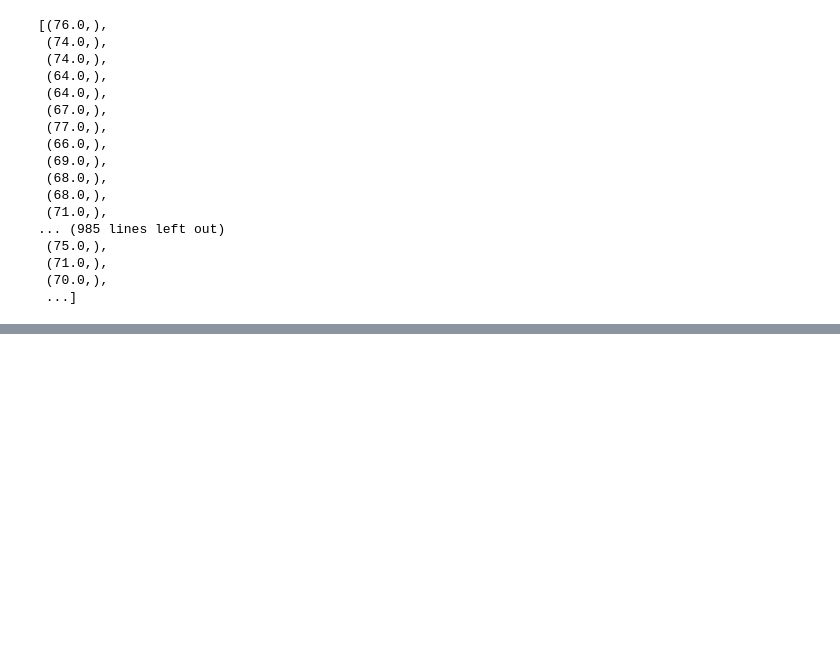
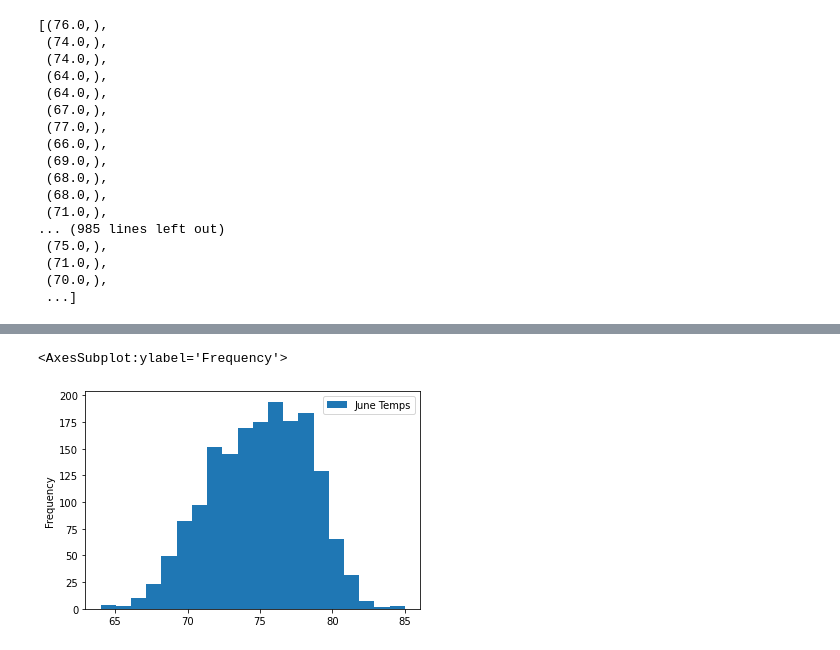
Before and after one commit to lucasbratland/surfs_up, a Jupyter notebook: SurfsUp_Challenge.ipynb, the cells around one changed output, grey strips where cells are left out. Cells and saved outputs as stored; diff of their text form; code cells hidden in the pictures; blank space fills up the shorter version.

```diff
--- a/SurfsUp_Challenge.ipynb
+++ b/SurfsUp_Challenge.ipynb
@@ -144,0 +164,6 @@ df.describe()
+# %%
+#PLot June results
+june_df.plot.hist(bins=20)
+# %% [output]
+<AxesSubplot:ylabel='Frequency'>
+[figure, added]
```
Also changed, not shown: parts of 7 cells of this notebook.
